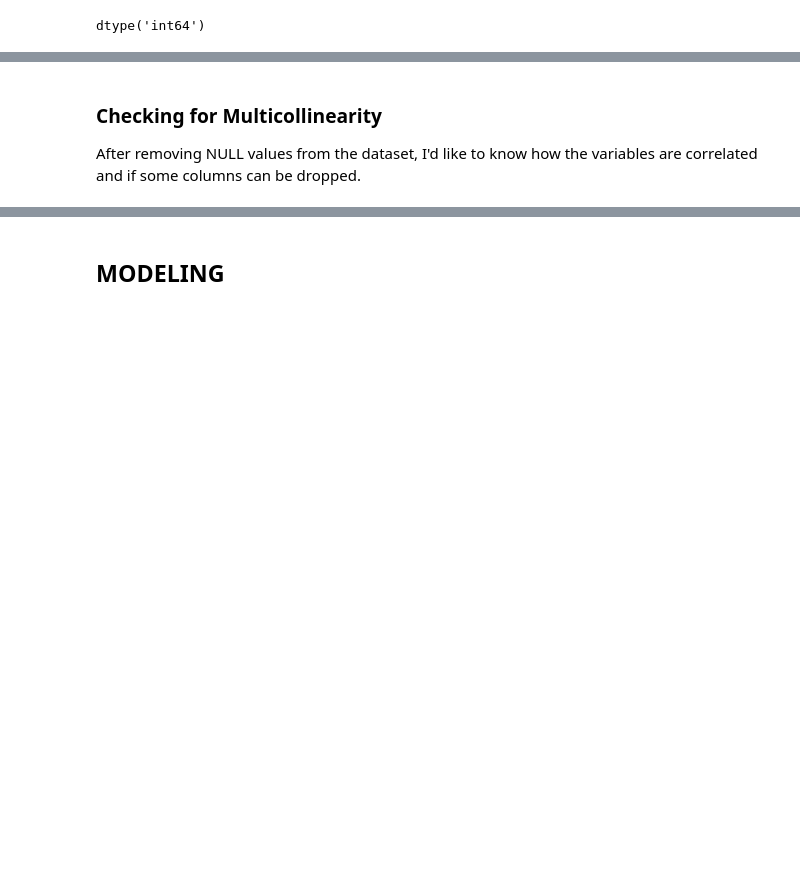
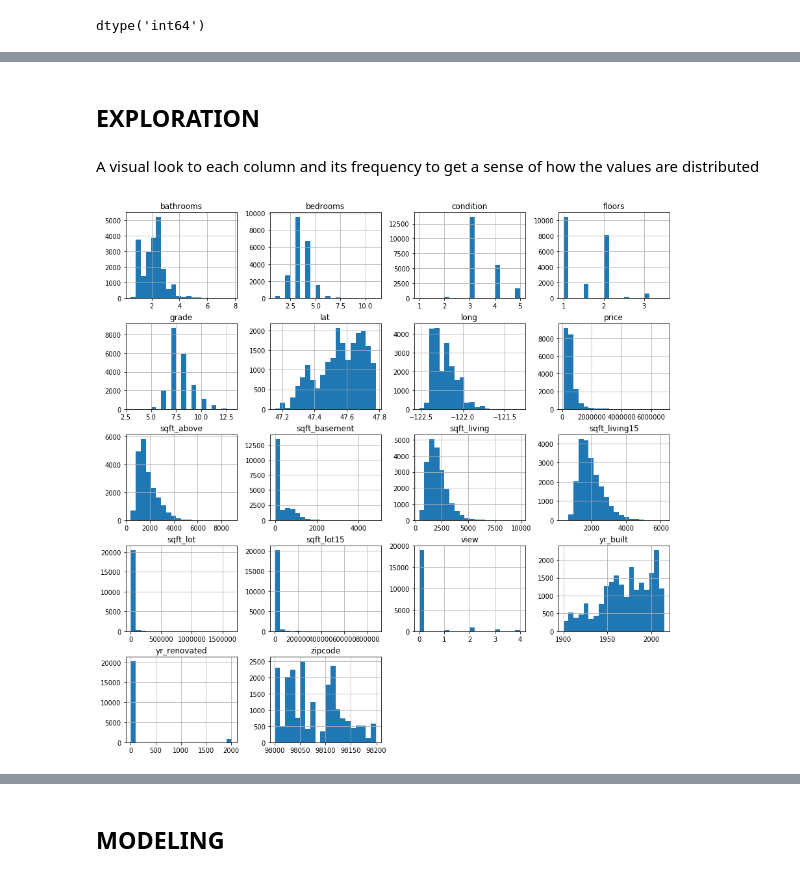
Before and after one commit to naquech-DS/dsc-1-final-project-online-ds-ft-112618, a Jupyter notebook: student.ipynb, the cells around one changed output, grey strips where cells are left out. Saved outputs shown, nothing was run; the diff lists cells and outputs as text; code cells hidden in the pictures; blank space fills up the shorter version.

```diff
--- a/student.ipynb
+++ b/student.ipynb
@@ -404,3 +420,6 @@ df.loc[df.sqft_living == 13540]         # a look at other values in this specifi
+# %%
+# 3 outliers - drop
+df.drop(df[df.sqft_living > 10000].index, inplace=True)
 # %% [markdown]
 Based on the information above I will not consider this an outlier and leave it as it is.
 # %% [markdown]
@@ -465,5 +495,10 @@ df.drop(df[df.sqft_basement == '?'].index, inplace=True)     # drop rows
 # %%
-df['sqft_basement'] = df.sqft_basement.astype('int')
+df['sqft_basement'] = df.sqft_basement.astype('float')    #this datatype can handle 0.00 values
 df['sqft_basement'].dtypes
 #df['sqft_basement'].value_counts()
+# 0.0       12795
+# 600.0       216
+# 500.0       209
+# 700.0       206
+# ...
 # %% [output]
@@ -587,4 +618,8 @@ df.head(20)
-# %% [markdown]
-### Checking for Multicollinearity
-
-After removing NULL values from the dataset, I'd like to know how the variables are correlated and if some columns can be dropped.
+# %% [markdown]
+## EXPLORATION
+# %% [markdown]
+A visual look to each column and its frequency to get a sense of how the values are distributed
+# %%
+df.hist(figsize=(15,15), bins=20);
+# %% [output]
+[figure, added]
```
Also changed, not shown: parts of 48 cells of this notebook.
